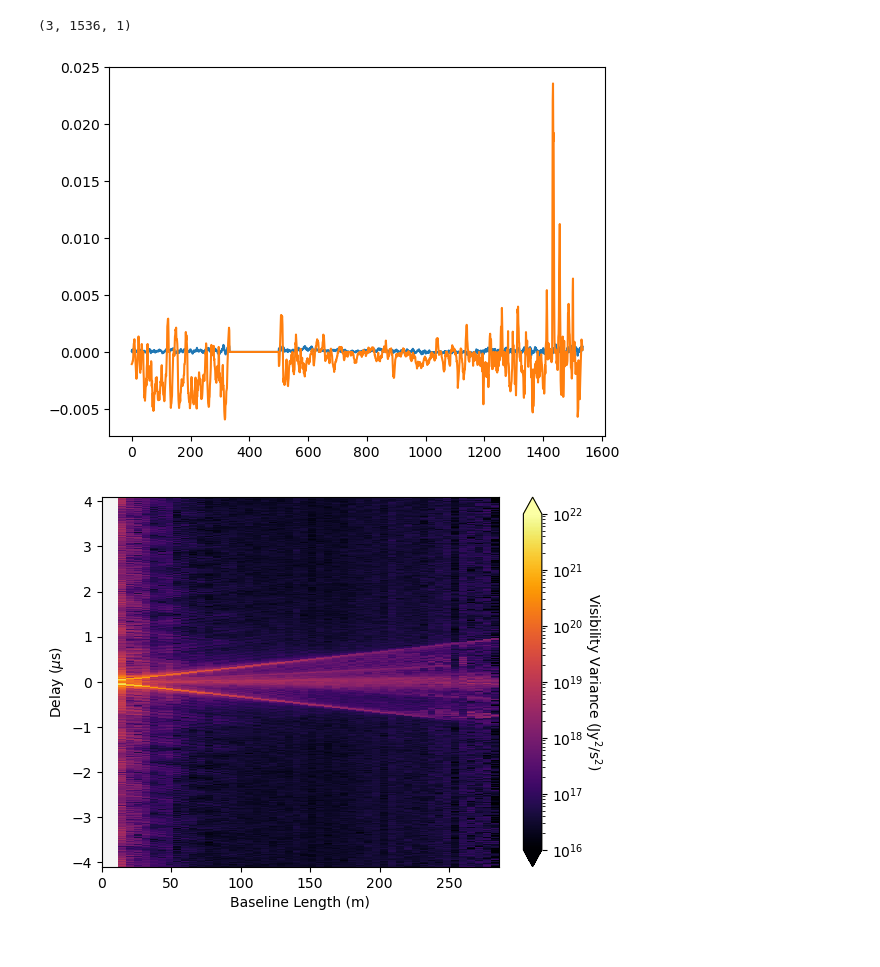
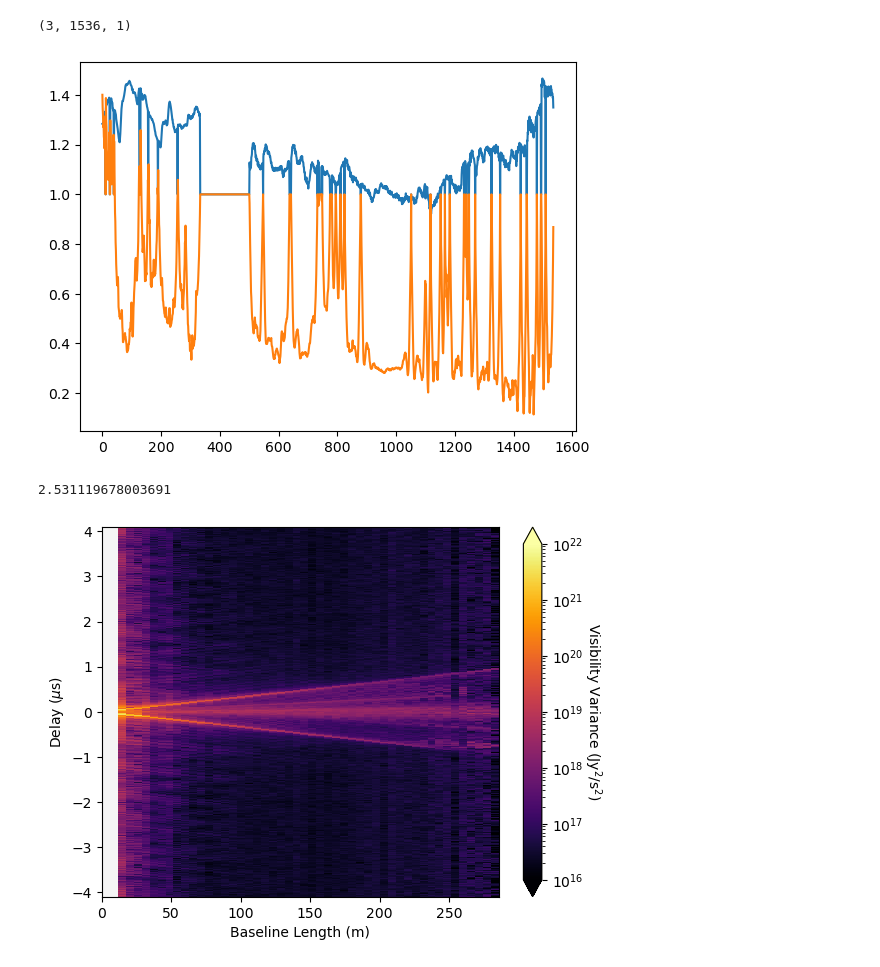
Before and after one commit to rlbyrne/rlb_hera, a Jupyter notebook: visualize_dwabscal_solutions_Jul2024.ipynb, the cells around one changed output. Drawn from its saved outputs; the diff is of its cells as text; code cells hidden in the pictures.

```diff
--- a/visualize_dwabscal_solutions_Jul2024.ipynb
+++ b/visualize_dwabscal_solutions_Jul2024.ipynb
@@ -23,12 +23,16 @@ print(np.shape(abscal_params))
 # %% [output]
 (3, 1536, 1)
 # %%
-plt.plot(abscal_params[2, :, 0])
-plt.plot(dwabscal_params[2, :, 0])
+plt.plot(abscal_params[0, :, 0])
+plt.plot(dwabscal_params[0, :, 0])
 # plt.ylim([0,1.3])
 plt.show()
 # %% [output]
-[figure, old version]
+[figure, new version]
+# %%
+np.mean(abscal_params[0, :, 0] / dwabscal_params[0, :, 0])
+# %% [output]
+2.531119678003691
 # %%
 data_orig = pyuvdata.UVData()
 data_orig.read(
```
Also changed, not shown: 2 other files.
